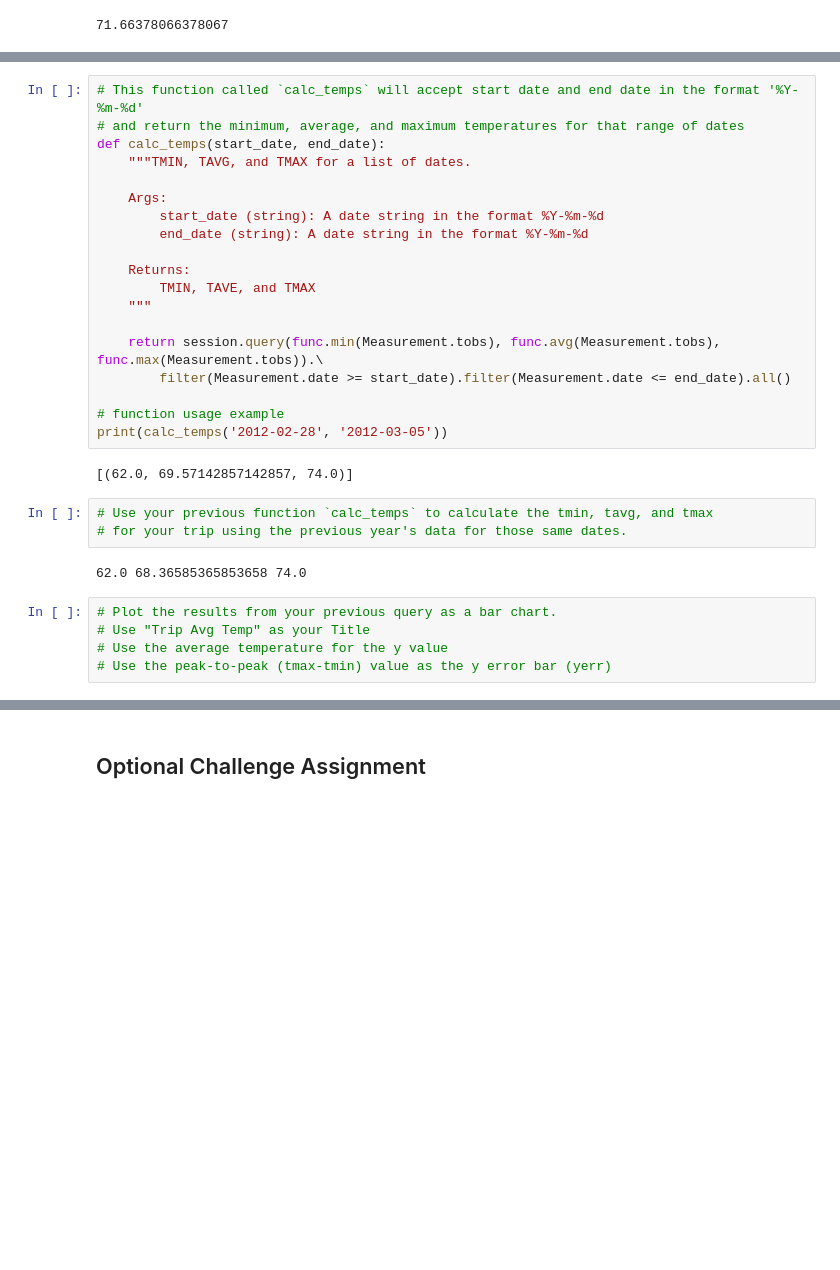
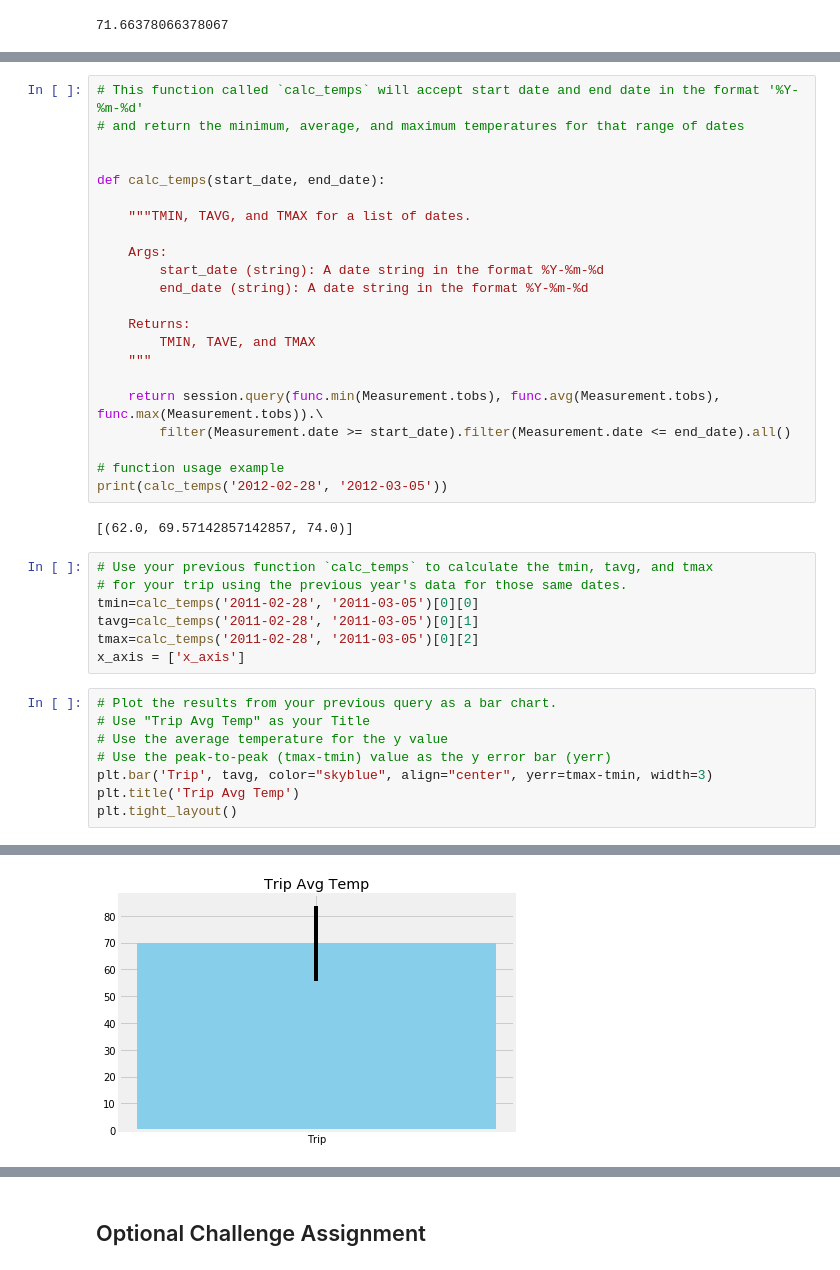
Before and after one commit to GizemYP/columbia_portfolio, a Jupyter notebook: Week10/10-Advanced-Data-Storage-and-Retrieval/Instructions/climate_starter.ipynb, the cells around one changed output, grey strips where cells are left out. Saved outputs shown, nothing was run; the diff lists cells and outputs as text; blank space fills up the shorter version.

```diff
--- a/Week10/10-Advanced-Data-Storage-and-Retrieval/Instructions/climate_starter.ipynb
+++ b/Week10/10-Advanced-Data-Storage-and-Retrieval/Instructions/climate_starter.ipynb
@@ -163,7 +160,10 @@ array([[<matplotlib.axes._subplots.AxesSubplot object at 0x...>]],
 # %%
 # This function called `calc_temps` will accept start date and end date in the format '%Y-%m-%d'
 # and return the minimum, average, and maximum temperatures for that range of dates
+
+
 def calc_temps(start_date, end_date):
+
     """TMIN, TAVG, and TMAX for a list of dates.
 
     Args:
@@ -184,11 +184,16 @@ print(calc_temps('2012-02-28', '2012-03-05'))
 # %%
 # Use your previous function `calc_temps` to calculate the tmin, tavg, and tmax
 # for your trip using the previous year's data for those same dates.
+tmin=calc_temps('2011-02-28', '2011-03-05')[0][0]
+tavg=calc_temps('2011-02-28', '2011-03-05')[0][1]
+tmax=calc_temps('2011-02-28', '2011-03-05')[0][2]
+x_axis = ['x_axis']
-# %% [output]
-62.0 68.36585365853658 74.0
 # %%
 # Plot the results from your previous query as a bar chart.
 # Use "Trip Avg Temp" as your Title
 # Use the average temperature for the y value
 # Use the peak-to-peak (tmax-tmin) value as the y error bar (yerr)
+plt.bar('Trip', tavg, color="skyblue", align="center", yerr=tmax-tmin, width=3)
+plt.title('Trip Avg Temp')
+plt.tight_layout()
 # %% [output]
@@ -196,0 +200 @@ print(calc_temps('2012-02-28', '2012-03-05'))
+[figure, added]
```
Also changed, not shown: parts of 15 cells of this notebook, 2 other files.
